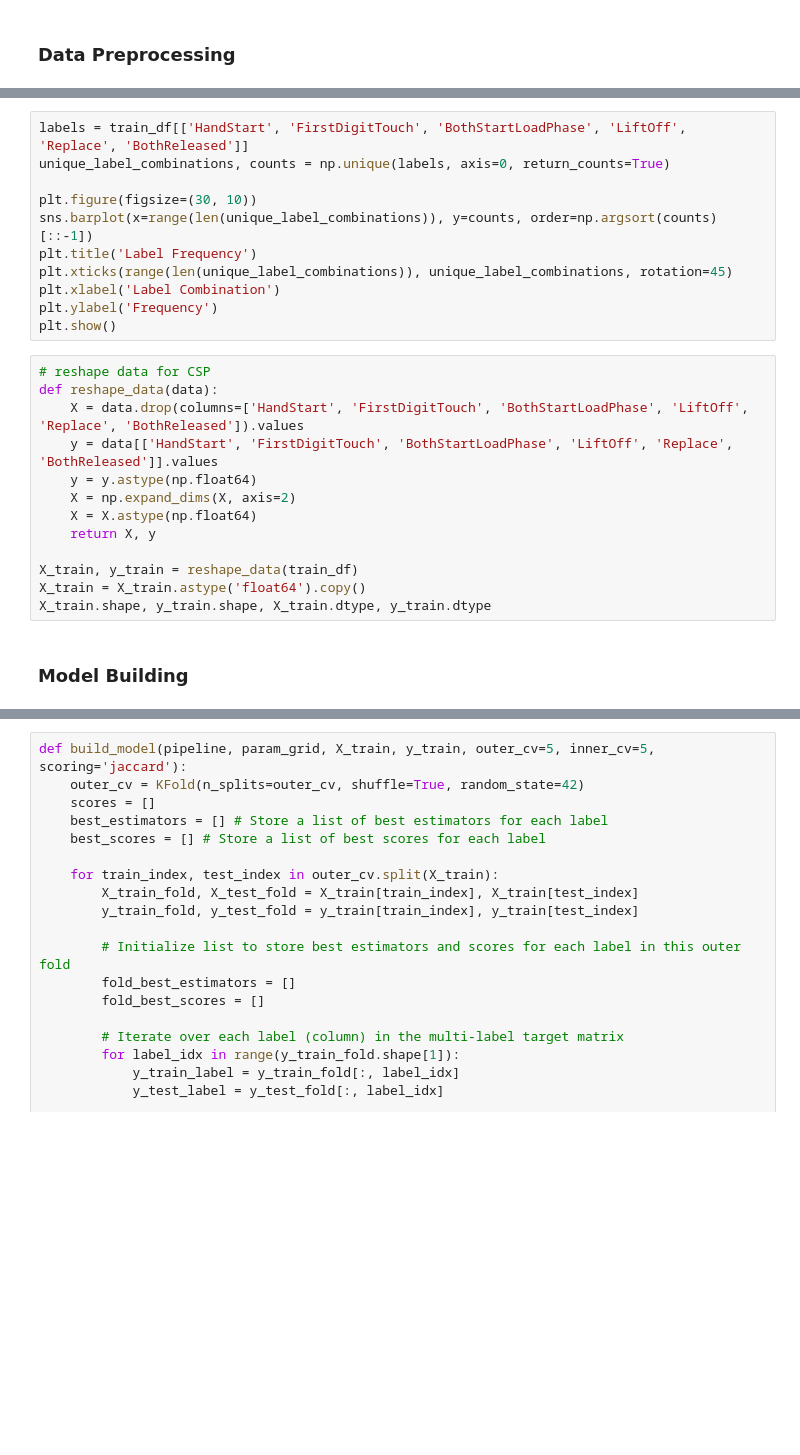
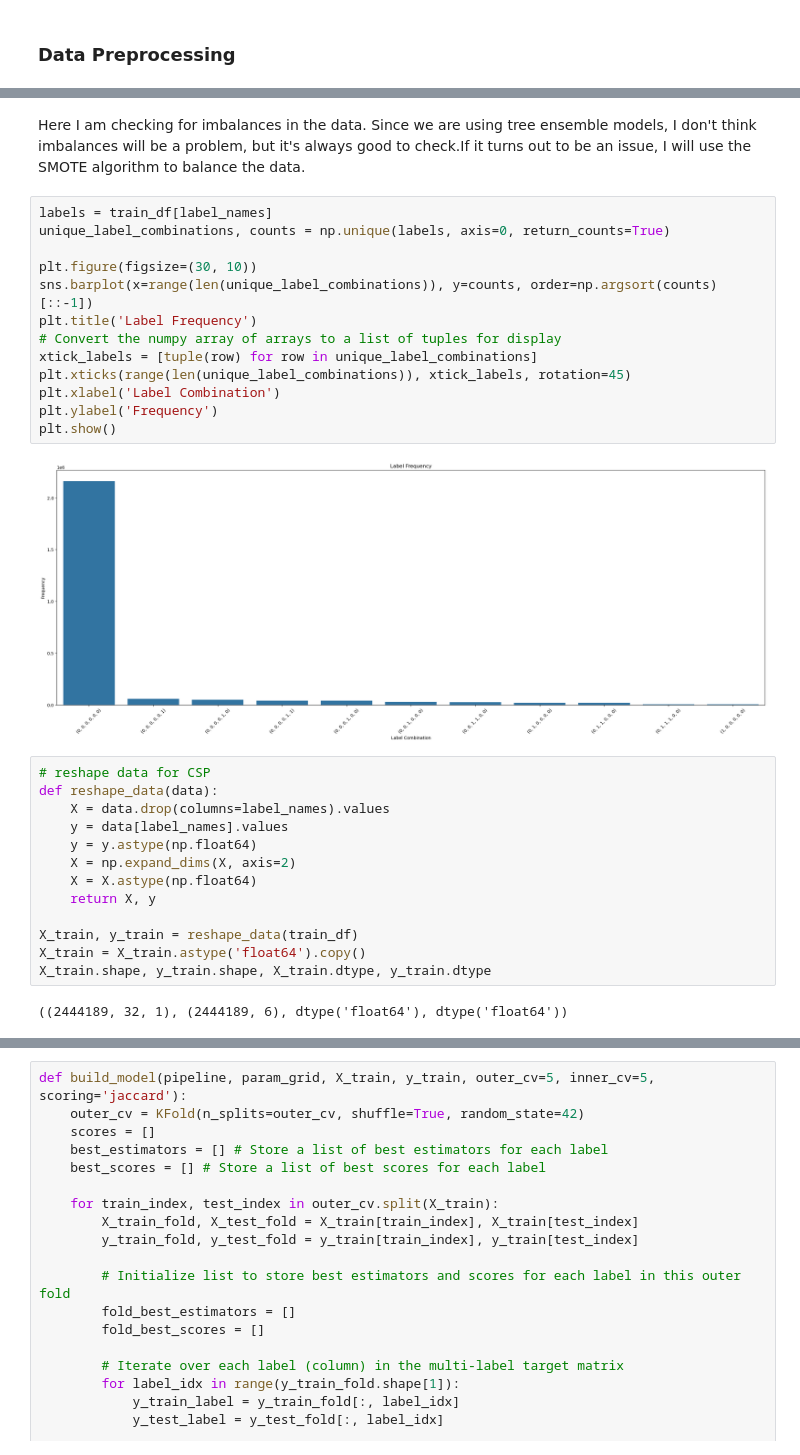
Before and after one commit to PhitoDev/BCI-EEG-Research, a Jupyter notebook: notebooks/kaggle-eeg-tree-ensembles.ipynb, the cells around one changed output, grey strips where cells are left out. Saved outputs shown, nothing was run; the diff lists cells and outputs as text; blank space fills up the shorter version.

```diff
--- a/notebooks/kaggle-eeg-tree-ensembles.ipynb
+++ b/notebooks/kaggle-eeg-tree-ensembles.ipynb
@@ -106,19 +186,25 @@ train_df.shape, train_df.value_counts()
+# %% [markdown]
+Here I am checking for imbalances in the data. Since we are using tree ensemble models, I don't think imbalances will be a problem, but it's always good to check.If it turns out to be an issue, I will use the SMOTE algorithm to balance the data.
 # %%
-labels = train_df[['HandStart', 'FirstDigitTouch', 'BothStartLoadPhase', 'LiftOff', 'Replace', 'BothReleased']]
+labels = train_df[label_names]
 unique_label_combinations, counts = np.unique(labels, axis=0, return_counts=True)
 
 plt.figure(figsize=(30, 10))
 sns.barplot(x=range(len(unique_label_combinations)), y=counts, order=np.argsort(counts)[::-1])
 plt.title('Label Frequency')
-plt.xticks(range(len(unique_label_combinations)), unique_label_combinations, rotation=45)
+# Convert the numpy array of arrays to a list of tuples for display
+xtick_labels = [tuple(row) for row in unique_label_combinations]
+plt.xticks(range(len(unique_label_combinations)), xtick_labels, rotation=45)
 plt.xlabel('Label Combination')
 plt.ylabel('Frequency')
 plt.show()
+# %% [output]
+[figure, added]
 # %%
 # reshape data for CSP
 def reshape_data(data):
-    X = data.drop(columns=['HandStart', 'FirstDigitTouch', 'BothStartLoadPhase', 'LiftOff', 'Replace', 'BothReleased']).values
-    y = data[['HandStart', 'FirstDigitTouch', 'BothStartLoadPhase', 'LiftOff', 'Replace', 'BothReleased']].values
+    X = data.drop(columns=label_names).values
+    y = data[label_names].values
     y = y.astype(np.float64)
     X = np.expand_dims(X, axis=2)
     X = X.astype(np.float64)
@@ -127,5 +213,5 @@ def reshape_data(data):
 X_train, y_train = reshape_data(train_df)
 X_train = X_train.astype('float64').copy()
 X_train.shape, y_train.shape, X_train.dtype, y_train.dtype
+# %% [output]
+((2444189, 32, 1), (2444189, 6), dtype('float64'), dtype('float64'))
-# %% [markdown]
-### **Model Building**
```
Also changed, not shown: parts of 16 cells of this notebook, 2 other files.
